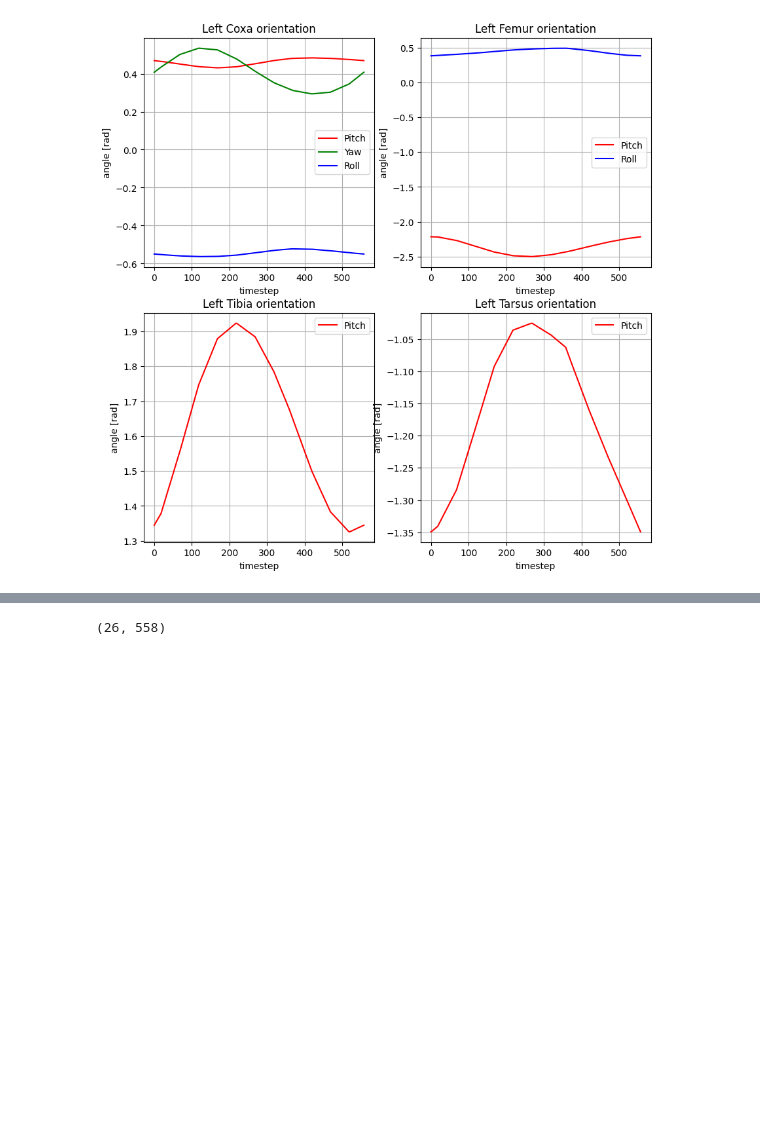
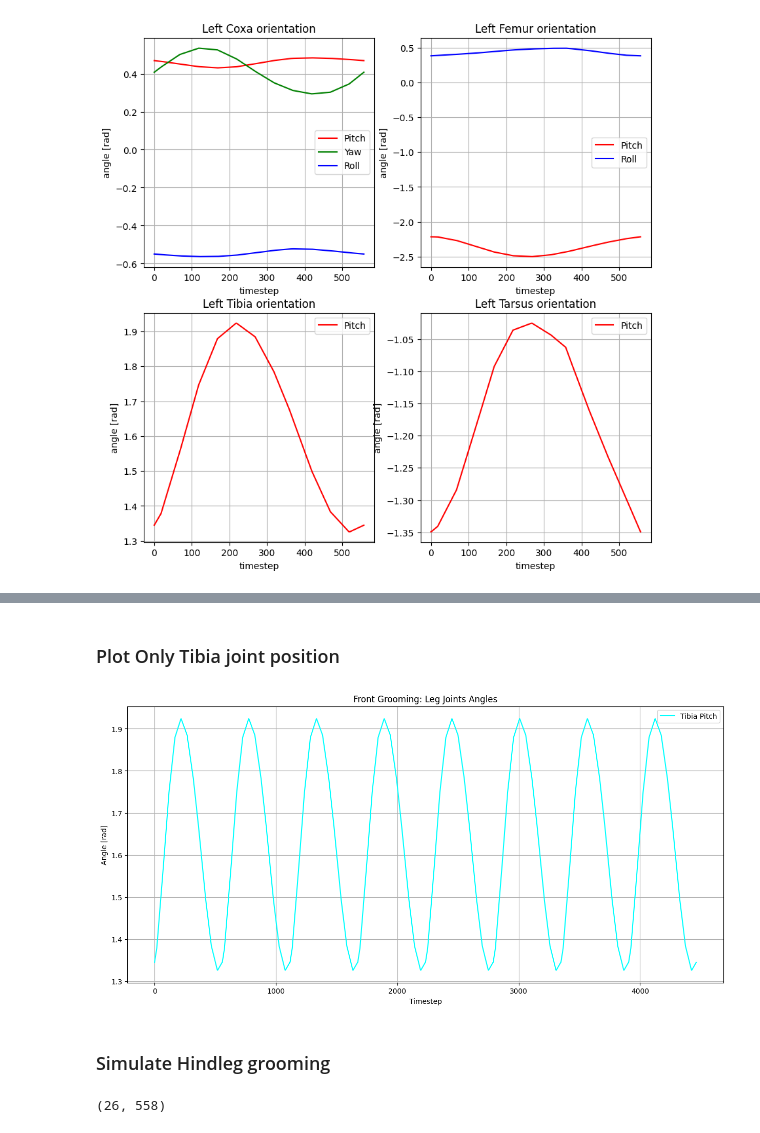
Before and after one commit to NathanMULLER/Project_Mouche, a Jupyter notebook: hindleg_groom.ipynb, the cells around one changed output, grey strips where cells are left out. Drawn from its saved outputs; the diff is of its cells as text; code cells hidden in the pictures; blank space fills up the shorter version.

Commit message:
joint pos plot front and hind

```diff
--- a/hindleg_groom.ipynb
+++ b/hindleg_groom.ipynb
@@ -73,10 +55,10 @@ nmf = NeuromechflyGrooming(
 )
 
 obs_list = []
-target_joint_angles = grooming_modules["foreleg"][:, :target_num_steps]
+target_joint_angles_front = grooming_modules["foreleg"][:, :target_num_steps]
 abd_arr = 0.25*np.ones((5, 558))
-target_joint_angles = np.concatenate([target_joint_angles, abd_arr], axis=0)
-print(np.shape(target_joint_angles))
+target_joint_angles_front = np.concatenate([target_joint_angles_front, abd_arr], axis=0)
+print(np.shape(target_joint_angles_front))
 
 nbre_step = len(grooming_modules['foreleg'][0])-1
 # 10 loops of frontleg grooming
@@ -86,7 +68,7 @@ joint_pos = np.zeros(26)
 k = 0
 obs, info = nmf.reset()
 for i in trange(10*558):
-    joint_pos = target_joint_angles[:, k]
+    joint_pos = target_joint_angles_front[:, k]
 
     action = {"joints": joint_pos}
     obs, reward, terminated, truncated, info = nmf.step(action)
@@ -96,6 +78,7 @@ for i in trange(10*558):
         k = 0
     else:
         k += 1
+
 if sim_params.render_camera == "Animat/camera_front":
     frontleg_video = "frontleg_groom_front.mp4"
 else:
@@ -155 +259,30 @@ Hindleg grooming
+# %% [markdown]
+### Plot Only Tibia joint position
+# %%
+target_joint_angles_repeat = np.concatenate((target_joint_angles_front, target_joint_angles_front), axis=1)
+target_joint_angles_repeat = np.concatenate((target_joint_angles_repeat, target_joint_angles_repeat), axis=1)
+target_joint_angles_repeat = np.concatenate((target_joint_angles_repeat, target_joint_angles_repeat), axis=1)
+
+
+
+plt.figure(figsize=(15, 7))
+#### Tibia ####
+tibia_color = 'cyan'
+min_tibia_pitch, min_id_tibia_pitch = target_joint_angles_repeat[8,:].min(), target_joint_angles_repeat[8,:].argmin()
+max_tibia_pitch, max_id_tibia_pitch = target_joint_angles_repeat[8,:].max(), target_joint_angles_repeat[8,:].argmax()
+
+# plot tibia pitch
+plt.plot(target_joint_angles_repeat[8,:], label='Tibia Pitch', color=tibia_color)
+
+plt.grid()
+plt.title('Front Grooming: Leg Joints Angles')
+plt.xlabel('Timestep')
+plt.ylabel('Angle [rad]')
+plt.legend()
+
+plt.show()
+# %% [output]
+[figure, added]
+# %% [markdown]
+### Simulate Hindleg grooming
 # %%
```
Also changed, not shown: parts of 12 cells of this notebook, 2 other files.
